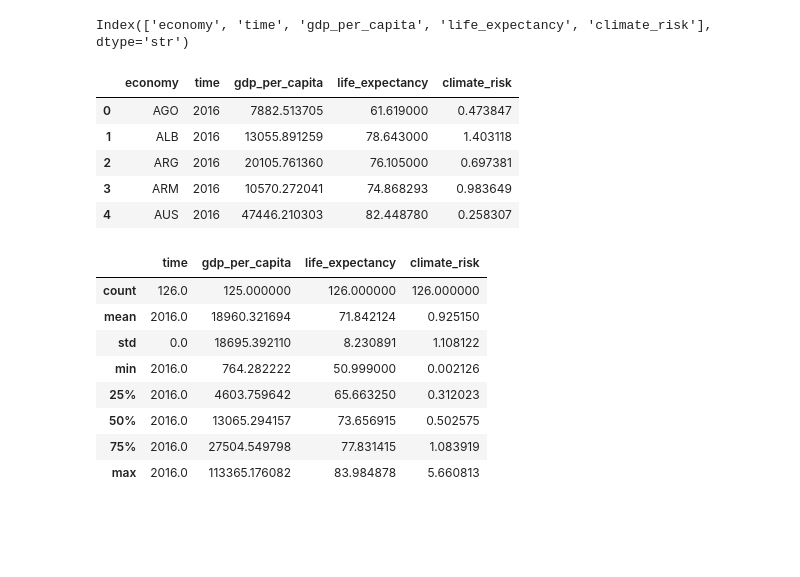
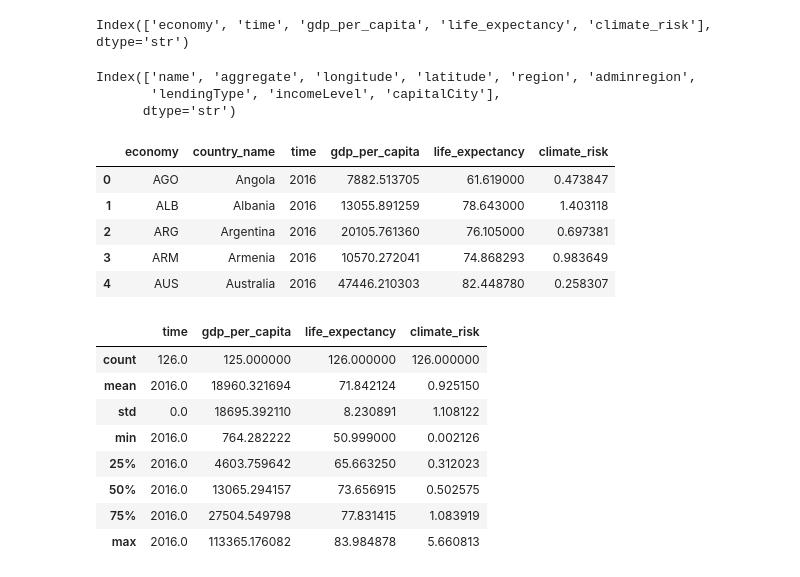
Before and after one commit to ambriapearce/life_expectancy_climate_risk, a Jupyter notebook: climate_risk.ipynb, the cells around one changed output. Saved outputs shown, nothing was run; the diff lists cells and outputs as text; code cells hidden in the pictures; blank space fills up the shorter version.

```diff
--- a/climate_risk.ipynb
+++ b/climate_risk.ipynb
@@ -703,15 +703,27 @@ merged_2016 = merged_2016.rename(columns={
 merged_2016.columns
 # %% [output]
 Index(['economy', 'time', 'gdp_per_capita', 'life_expectancy', 'climate_risk'], dtype='str')
-# %%
-merged_2016.head()
-# %% [output]
-|  | economy | time | gdp_per_capita | life_expectancy | climate_risk |
-| 0 | AGO | 2016 | 7882.513705 | 61.619000 | 0.473847 |
-| 1 | ALB | 2016 | 13055.891259 | 78.643000 | 1.403118 |
-| 2 | ARG | 2016 | 20105.761360 | 76.105000 | 0.697381 |
-| 3 | ARM | 2016 | 10570.272041 | 74.868293 | 0.983649 |
-| 4 | AUS | 2016 | 47446.210303 | 82.448780 | 0.258307 |
+# %%
+economies.columns
+# %% [output]
+Index(['name', 'aggregate', 'longitude', 'latitude', 'region', 'adminregion',
+       'lendingType', 'incomeLevel', 'capitalCity'],
+      dtype='str')
+# %%
+# adding country names
+country_names = economies[['name']].reset_index()
+country_names.columns = ['economy', 'country_name']
+
+merged_2016 = merged_2016.merge(country_names, on = 'economy', how = 'left')
+merged_2016 = merged_2016[['economy', 'country_name', 'time', 'gdp_per_capita', 'life_expectancy', 'climate_risk']]
+merged_2016.head()
+# %% [output]
+|  | economy | country_name | time | gdp_per_capita | life_expectancy | climate_risk |
+| 0 | AGO | Angola | 2016 | 7882.513705 | 61.619000 | 0.473847 |
+| 1 | ALB | Albania | 2016 | 13055.891259 | 78.643000 | 1.403118 |
+| 2 | ARG | Argentina | 2016 | 20105.761360 | 76.105000 | 0.697381 |
+| 3 | ARM | Armenia | 2016 | 10570.272041 | 74.868293 | 0.983649 |
+| 4 | AUS | Australia | 2016 | 47446.210303 | 82.448780 | 0.258307 |
 # %%
 # Summary statistics
 merged_2016.describe()
```
Also changed, not shown: parts of 14 cells of this notebook.
